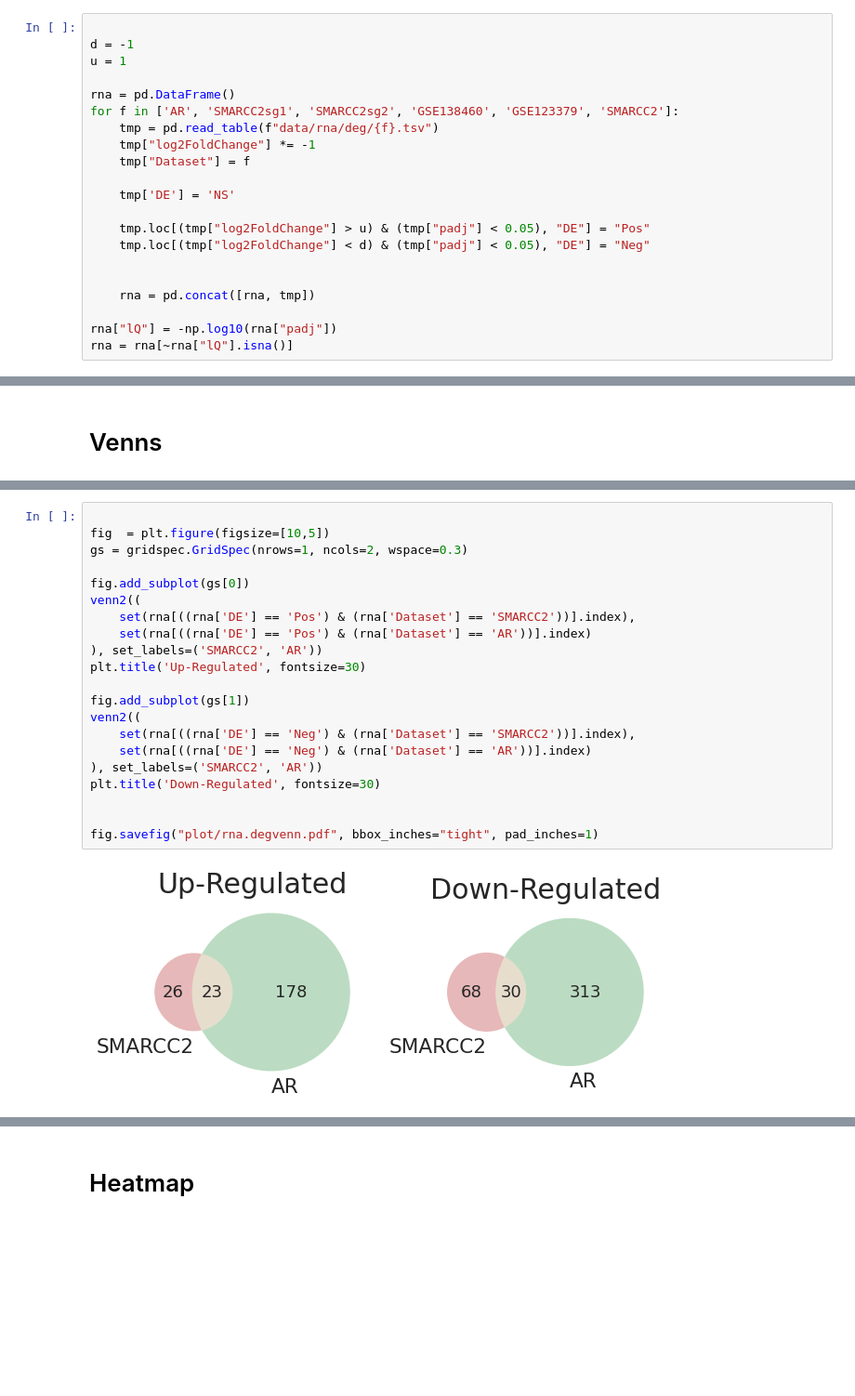
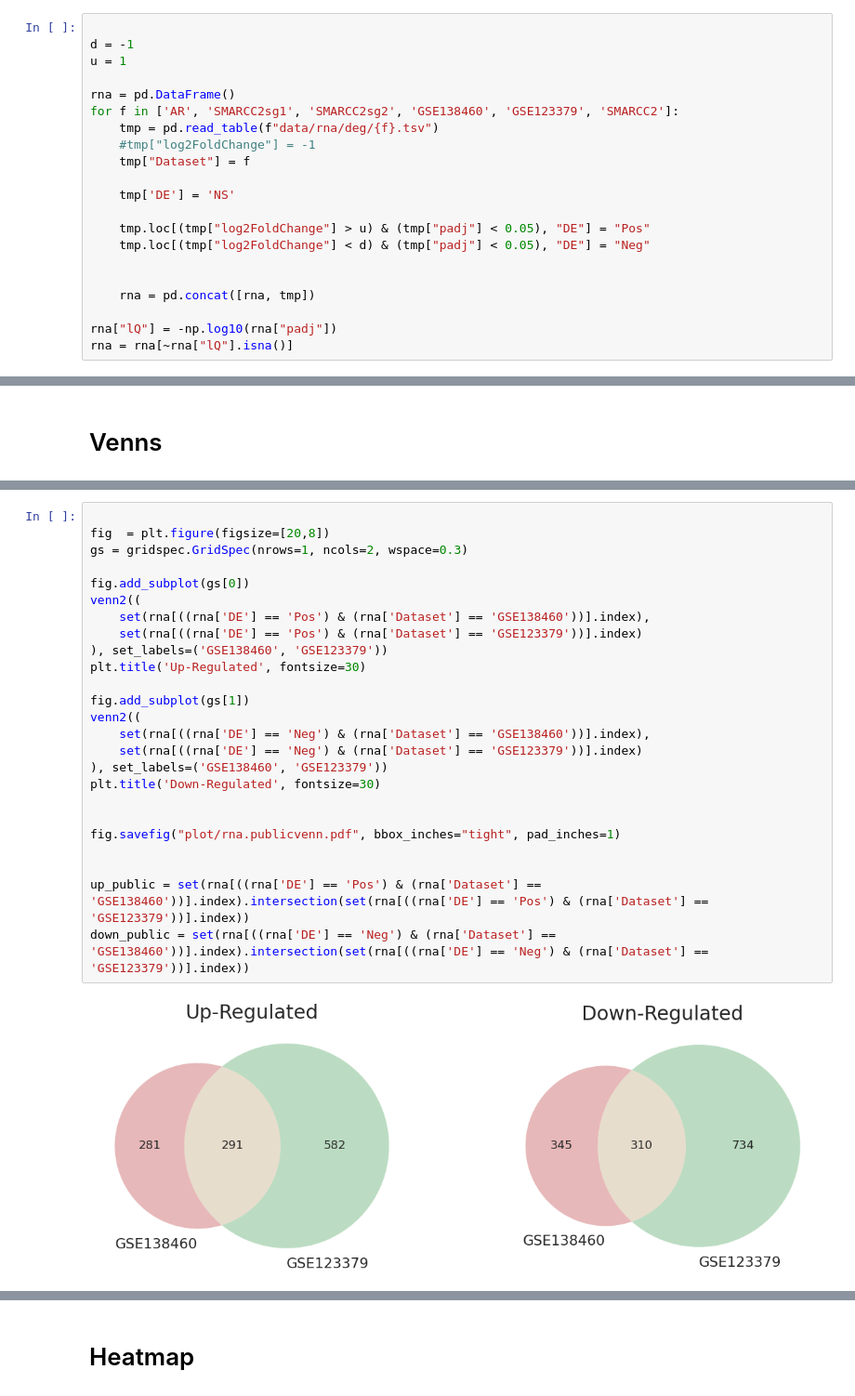
Before and after one commit to lacklab/SWISNF, a Jupyter notebook: 2b-rnaPY.ipynb, the cells around one changed output, grey strips where cells are left out. Shown at 93% size. Saved outputs shown, nothing was run; the diff lists cells and outputs as text; blank space fills up the shorter version.

```diff
--- a/2b-rnaPY.ipynb
+++ b/2b-rnaPY.ipynb
@@ -17,7 +17,7 @@ u = 1
 rna = pd.DataFrame()
 for f in ['AR', 'SMARCC2sg1', 'SMARCC2sg2', 'GSE138460', 'GSE123379', 'SMARCC2']:
 	tmp = pd.read_table(f"data/rna/deg/{f}.tsv")
-	tmp["log2FoldChange"] *= -1
+	#tmp["log2FoldChange"] = -1
 	tmp["Dataset"] = f
 
 	tmp['DE'] = 'NS'
@@ -96,23 +155,27 @@ fig.savefig("plot/rna.volcano.pdf", bbox_inches="tight", pad_inches=1)
 # %%
 
-fig  = plt.figure(figsize=[10,5])
+fig  = plt.figure(figsize=[20,8])
 gs = gridspec.GridSpec(nrows=1, ncols=2, wspace=0.3)
 
 fig.add_subplot(gs[0])
 venn2((
-	set(rna[((rna['DE'] == 'Pos') & (rna['Dataset'] == 'SMARCC2'))].index),
-	set(rna[((rna['DE'] == 'Pos') & (rna['Dataset'] == 'AR'))].index)
-), set_labels=('SMARCC2', 'AR'))
+	set(rna[((rna['DE'] == 'Pos') & (rna['Dataset'] == 'GSE138460'))].index),
+	set(rna[((rna['DE'] == 'Pos') & (rna['Dataset'] == 'GSE123379'))].index)
+), set_labels=('GSE138460', 'GSE123379'))
 plt.title('Up-Regulated', fontsize=30)
 
 fig.add_subplot(gs[1])
 venn2((
-	set(rna[((rna['DE'] == 'Neg') & (rna['Dataset'] == 'SMARCC2'))].index),
-	set(rna[((rna['DE'] == 'Neg') & (rna['Dataset'] == 'AR'))].index)
-), set_labels=('SMARCC2', 'AR'))
+	set(rna[((rna['DE'] == 'Neg') & (rna['Dataset'] == 'GSE138460'))].index),
+	set(rna[((rna['DE'] == 'Neg') & (rna['Dataset'] == 'GSE123379'))].index)
+), set_labels=('GSE138460', 'GSE123379'))
 plt.title('Down-Regulated', fontsize=30)
 
 
-fig.savefig("plot/rna.degvenn.pdf", bbox_inches="tight", pad_inches=1)
+fig.savefig("plot/rna.publicvenn.pdf", bbox_inches="tight", pad_inches=1)
+
+
+up_public = set(rna[((rna['DE'] == 'Pos') & (rna['Dataset'] == 'GSE138460'))].index).intersection(set(rna[((rna['DE'] == 'Pos') & (rna['Dataset'] == 'GSE123379'))].index))
+down_public = set(rna[((rna['DE'] == 'Neg') & (rna['Dataset'] == 'GSE138460'))].index).intersection(set(rna[((rna['DE'] == 'Neg') & (rna['Dataset'] == 'GSE123379'))].index))
 # %% [output]
-[figure, old version]
+[figure, new version]
```
Also changed, not shown: parts of 26 cells of this notebook, 12 other files.
